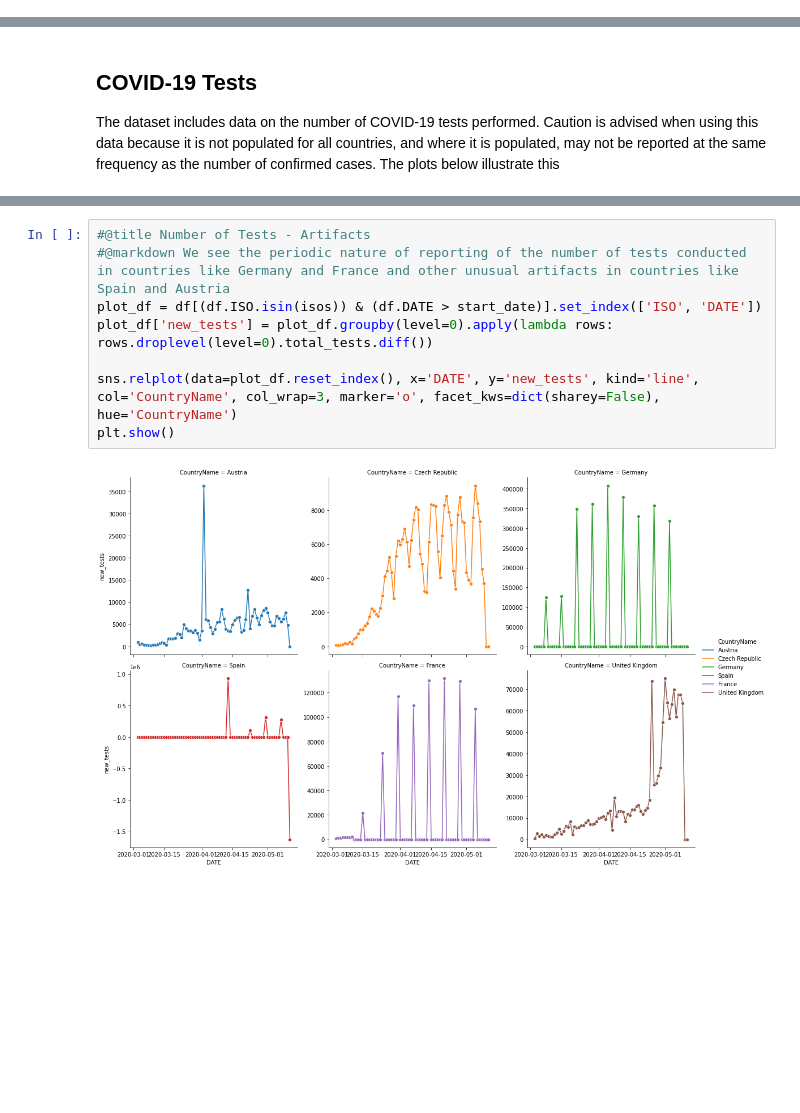
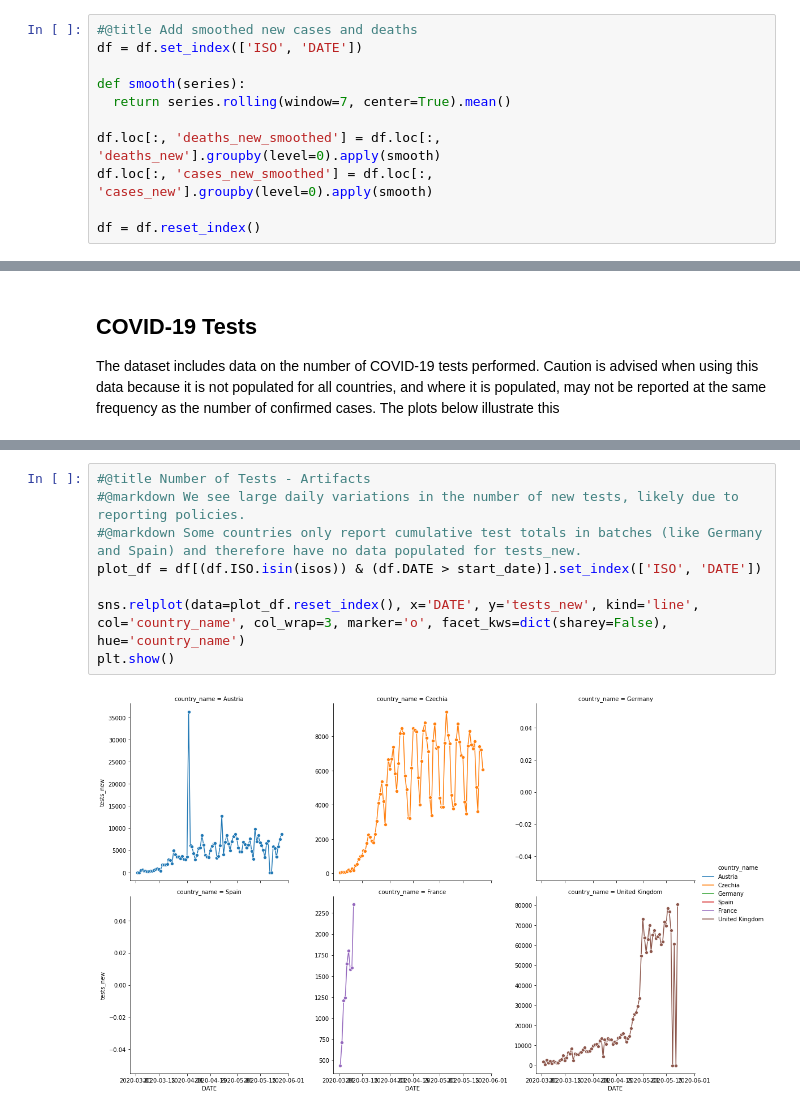
Before and after one commit to rs-delve/covid19_datasets, a Jupyter notebook: Data_Exploration.ipynb, the cells around one changed output, grey strips where cells are left out. Cells and saved outputs as stored; diff of their text form; blank space fills up the shorter version.

```diff
--- a/Data_Exploration.ipynb
+++ b/Data_Exploration.ipynb
@@ -128,5 +131,16 @@ Since the number of new deaths depends partially on the day of the week, we take
 
 The Oxford Government Response Tracker dataset provides a Stringency Index measure, which is a value between 0 and 100 that summarizes the level of active NPIs in a country.
+# %%
+#@title Add smoothed new cases and deaths
+df = df.set_index(['ISO', 'DATE'])
+
+def smooth(series):
+  return series.rolling(window=7, center=True).mean()
+
+df.loc[:, 'deaths_new_smoothed'] = df.loc[:, 'deaths_new'].groupby(level=0).apply(smooth)
+df.loc[:, 'cases_new_smoothed'] = df.loc[:, 'cases_new'].groupby(level=0).apply(smooth)
+
+df = df.reset_index()
 # %%
 #@title Smoothed Deaths and Stringency plot
 
@@ -201,10 +215,10 @@ plt.show()
 # %%
 #@title Number of Tests - Artifacts
-#@markdown We see the periodic nature of reporting of the number of tests conducted in countries like Germany and France and other unusual artifacts in countries like Spain and Austria
+#@markdown We see large daily variations in the number of new tests, likely due to reporting policies.
+#@markdown Some countries only report cumulative test totals in batches (like Germany and Spain) and therefore have no data populated for tests_new.
 plot_df = df[(df.ISO.isin(isos)) & (df.DATE > start_date)].set_index(['ISO', 'DATE'])
-plot_df['new_tests'] = plot_df.groupby(level=0).apply(lambda rows: rows.droplevel(level=0).total_tests.diff())
 
-sns.relplot(data=plot_df.reset_index(), x='DATE', y='new_tests', kind='line', col='CountryName', col_wrap=3, marker='o', facet_kws=dict(sharey=False), hue='CountryName')
+sns.relplot(data=plot_df.reset_index(), x='DATE', y='tests_new', kind='line', col='country_name', col_wrap=3, marker='o', facet_kws=dict(sharey=False), hue='country_name')
 plt.show()
 # %% [output]
-[figure, old version]
+[figure, new version]
```
Also changed, not shown: parts of 16 cells of this notebook.
